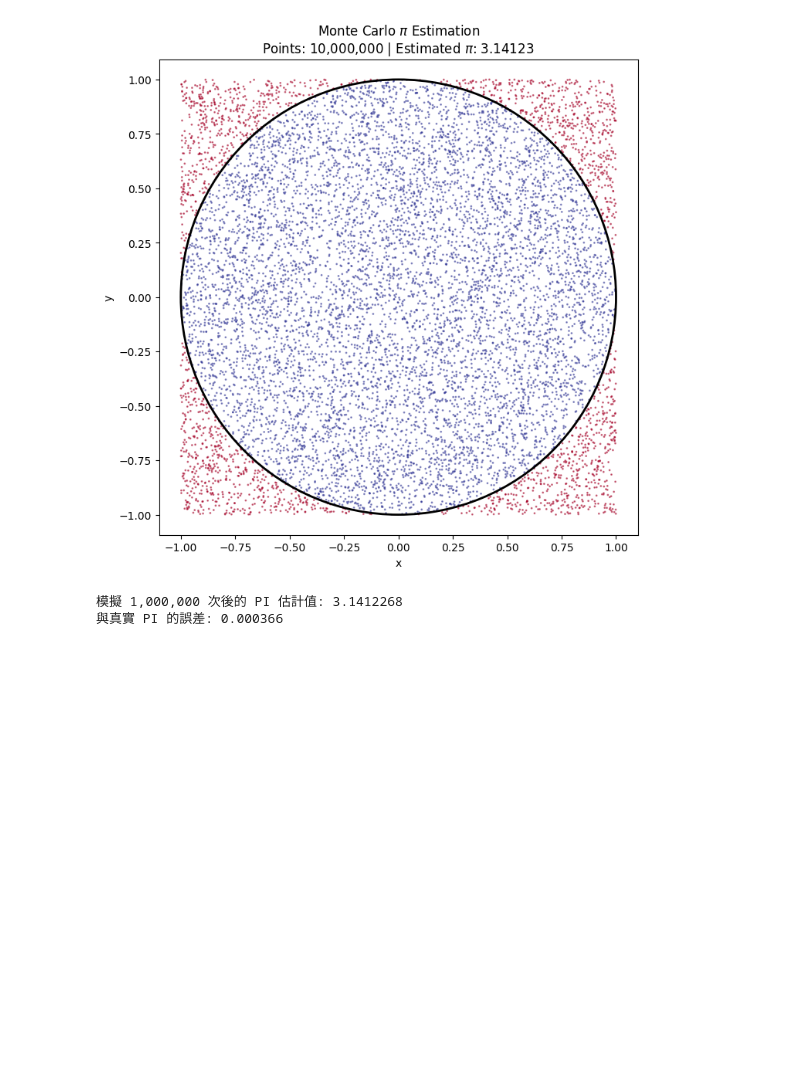
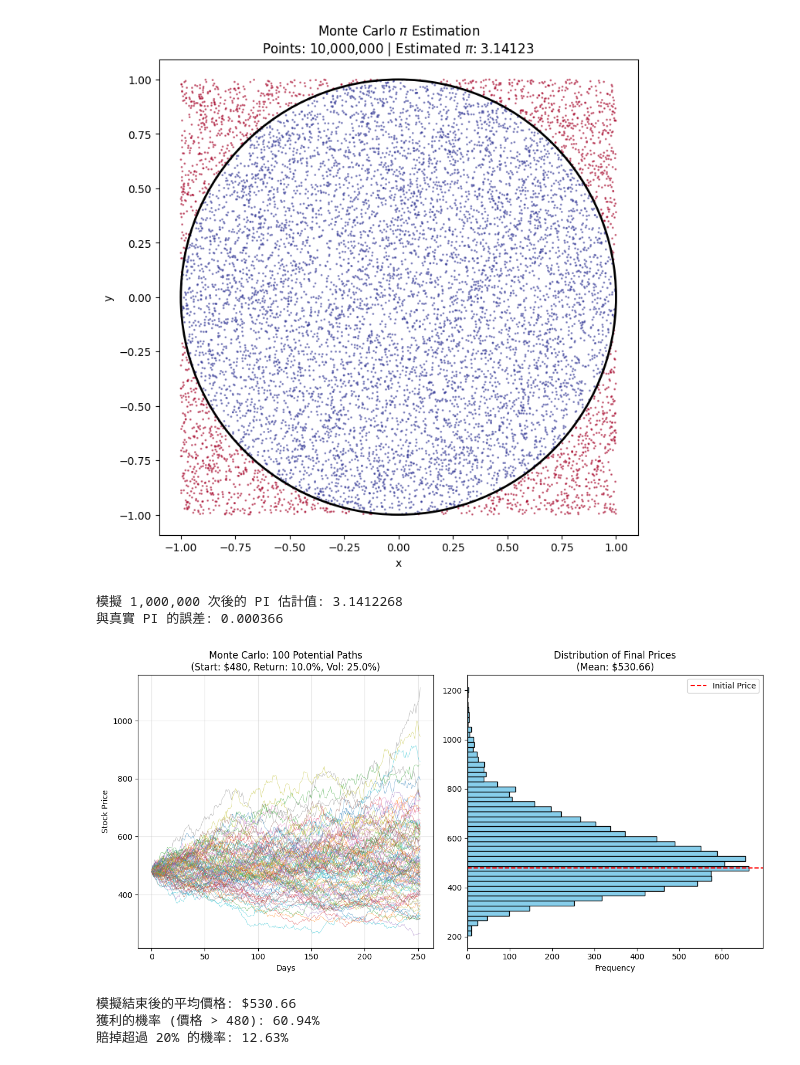
Before and after one commit to elohim31520/Algorithms, a Jupyter notebook: Other/monte-carlo-simulation.ipynb, the cells around one changed output. Drawn from its saved outputs; the diff is of its cells as text; code cells hidden in the pictures; blank space fills up the shorter version.

```diff
--- a/monte-carlo-simulation.ipynb
+++ b/Other/monte-carlo-simulation.ipynb
@@ -82,3 +82,61 @@ print(f"與真實 PI 的誤差: {abs(pi_estimate - np.pi):.6f}")
 [figure]
 模擬 1,000,000 次後的 PI 估計值: 3.1412268
 與真實 PI 的誤差: 0.000366
+# %%
+import numpy as np
+import matplotlib.pyplot as plt
+
+# 1. 設定參數
+s0 = 480       # 初始股價
+mu = 0.1       # 預期年化報酬率 (10%)
+sigma = 0.25   # 年化波動率 (25%)
+t = 1          # 模擬時間 (1年)
+n_steps = 252  # 總步數 (一年約 252 個交易日)
+dt = t / n_steps
+n_simulations = 10000  # 模擬 10,000 種可能走勢
+
+# 2. 準備隨機矩陣 (利用 NumPy 向量化運算，一次產生 1萬 x 252 的隨機數)
+# 這裡產生的是標準正態分佈 Z ~ N(0, 1)
+z = np.random.normal(size=(n_steps, n_simulations))
+
+# 3. 計算股價變動軌跡
+# 使用 GBM 公式: S(t) = S(t-1) * exp((mu - 0.5 * sigma^2) * dt + sigma * sqrt(dt) * Z)
+price_paths = np.zeros((n_steps + 1, n_simulations))
+price_paths[0] = s0
+
+for i in range(1, n_steps + 1):
+    price_paths[i] = price_paths[i-1] * np.exp((mu - 0.5 * sigma**2) * dt +
+                                               sigma * np.sqrt(dt) * z[i-1])
+
+# 4. 繪圖
+plt.figure(figsize=(12, 6))
+
+# 畫出前 100 條走勢線 (畫太多會看不清)
+plt.subplot(1, 2, 1)
+plt.plot(price_paths[:, :100], lw=0.5, alpha=0.6)
+plt.title(f"Monte Carlo: 100 Potential Paths\n(Start: ${s0}, Return: {mu*100}%, Vol: {sigma*100}%)")
+plt.xlabel("Days")
+plt.ylabel("Stock Price")
+plt.grid(True, alpha=0.3)
+
+# 畫出一年後最後價格的分布直方圖
+plt.subplot(1, 2, 2)
+final_prices = price_paths[-1]
+plt.hist(final_prices, bins=50, color='skyblue', edgecolor='black', orientation='horizontal')
+plt.title(f"Distribution of Final Prices\n(Mean: ${np.mean(final_prices):.2f})")
+plt.xlabel("Frequency")
+plt.axhline(y=s0, color='r', linestyle='--', label='Initial Price')
+plt.legend()
+
+plt.tight_layout()
+plt.show()
+
+# 5. 數據分析
+print(f"模擬結束後的平均價格: ${np.mean(final_prices):.2f}")
+print(f"獲利的機率 (價格 > {s0}): {np.mean(final_prices > s0) * 100:.2f}%")
+print(f"賠掉超過 20% 的機率: {np.mean(final_prices < s0 * 0.8) * 100:.2f}%")
+# %% [output]
+[figure, added]
+模擬結束後的平均價格: $530.66
+獲利的機率 (價格 > 480): 60.94%
+賠掉超過 20% 的機率: 12.63%
```
Also changed, not shown: parts of 2 cells of this notebook, 2 other files.
